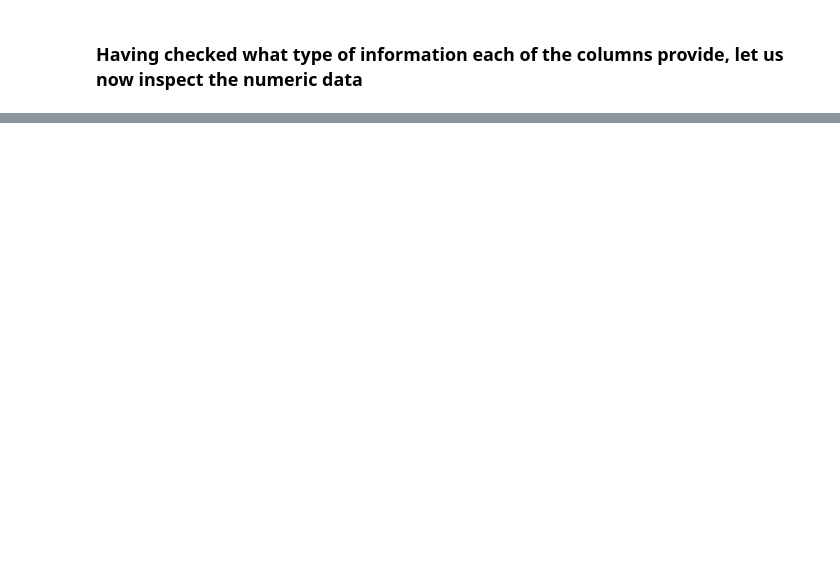
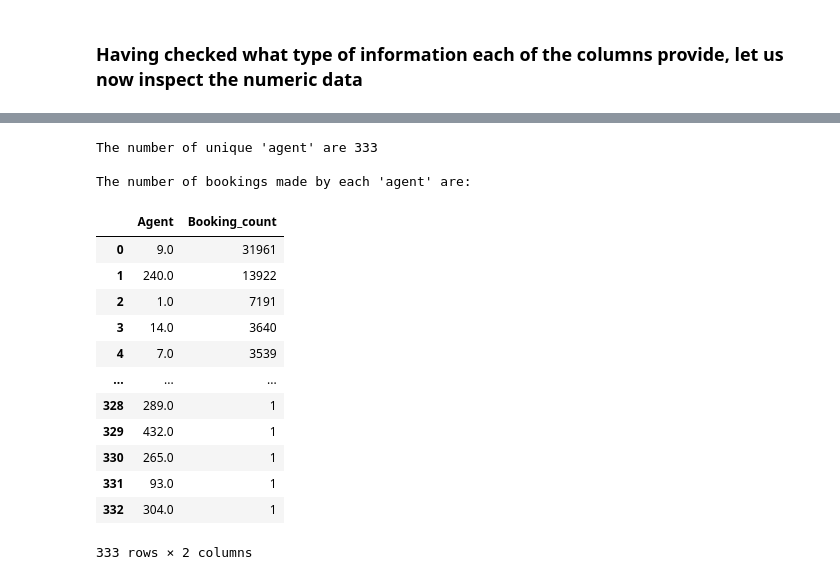
Before and after one commit to priyaregit/EDA_Hotel-Booking, a Jupyter notebook: Hotel_Booking_Analysis_EDA_Capstone_Project.ipynb, the cells around one changed output, grey strips where cells are left out. Saved outputs shown, nothing was run; the diff lists cells and outputs as text; code cells hidden in the pictures; blank space fills up the shorter version.

```diff
--- a/Hotel_Booking_Analysis_EDA_Capstone_Project.ipynb
+++ b/Hotel_Booking_Analysis_EDA_Capstone_Project.ipynb
@@ -249,0 +290,4 @@ hotel_booking.describe()
+# %%
+# Filling the missing/null observations in the 'children' column with 0
+
+hotel_booking['children'].fillna(0,inplace = True)
@@ -249,0 +301,4 @@ hotel_booking.describe()
+# %%
+# Replacing the missing/null observations in the 'country' column with 'Unknown'
+
+hotel_booking['country'].fillna('Unknown',inplace = True)
@@ -249,0 +312,28 @@ hotel_booking.describe()
+# %%
+# Finding the number of unique agents who made the bookings
+
+print(f"The number of unique 'agent' are {hotel_booking.agent.nunique()}","\n")
+
+# Finding the number of bookings made by each of the unique agents
+
+print("The number of bookings made by each 'agent' are: ")
+booking_by_agent = hotel_booking['agent'].value_counts().reset_index()
+booking_by_agent.rename(columns = {'index' : 'Agent', 'agent' : 'Booking_count'},inplace=True)
+booking_by_agent
+# %% [output]
+The number of unique 'agent' are 333
+
+The number of bookings made by each 'agent' are:
+|  | Agent | Booking_count |
+| 0 | 9.0 | 31961 |
+| 1 | 240.0 | 13922 |
+| 2 | 1.0 | 7191 |
+| 3 | 14.0 | 3640 |
+| 4 | 7.0 | 3539 |
+| ... | ... | ... |
+| 328 | 289.0 | 1 |
+| 329 | 432.0 | 1 |
+| 330 | 265.0 | 1 |
+| 331 | 93.0 | 1 |
+| 332 | 304.0 | 1 |
+333 rows × 2 columns
```
Also changed, not shown: parts of 21 cells of this notebook.
